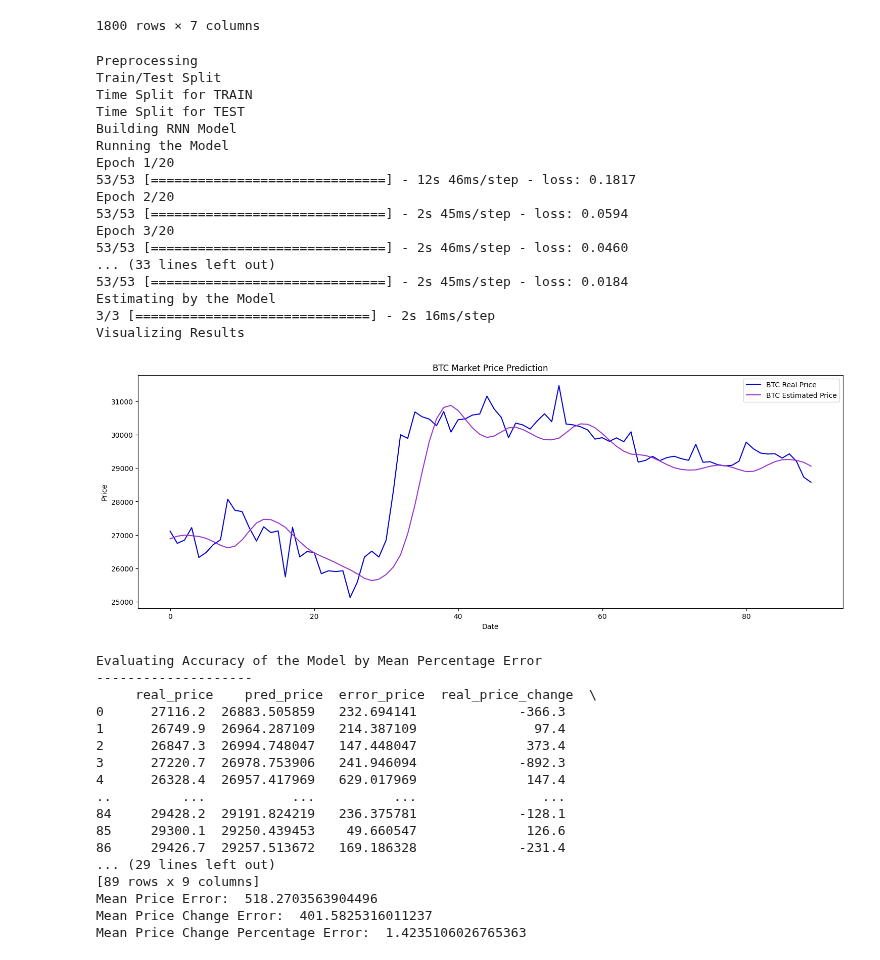
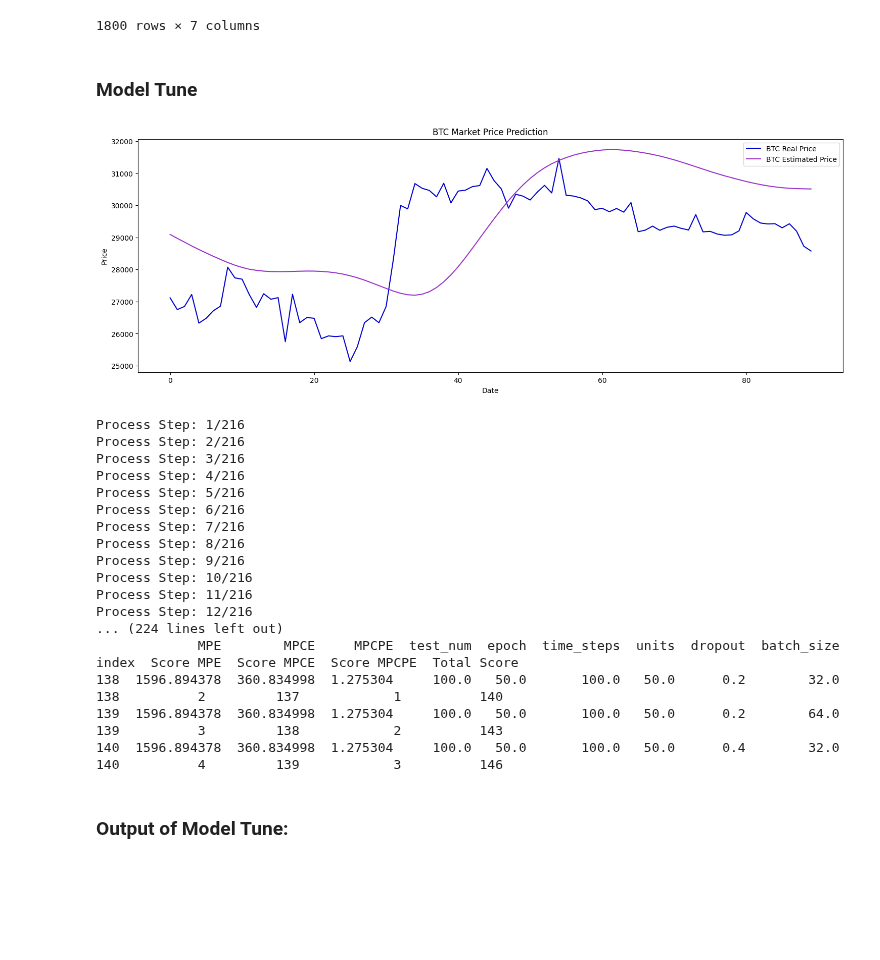
Before and after one commit to anilergan/AISMTB, a Jupyter notebook: btc_daily_chart_SM_v3.1.ipynb, the cells around one changed output. Cells and saved outputs as stored; diff of their text form; code cells hidden in the pictures; blank space fills up the shorter version.

Commit message:
v3.1: We got the model tune result! But we will go back to v2 and continue from there.

```diff
--- a/btc_daily_chart_SM_v3.1.ipynb
+++ b/btc_daily_chart_SM_v3.1.ipynb
@@ -23,54 +24,52 @@ df
 | 1798 | 2023-08-16 | 28726.3 | 29195.3 | 29251.1 | 28717.6 | 43710.0 | -1.61 |
 | 1799 | 2023-08-17 | 28576.7 | 28726.1 | 28771.8 | 28381.0 | 53520.0 | -0.52 |
 1800 rows × 7 columns
+# %% [markdown]
+### Model Tune
 # %%
 from myPriceRegressor import My_Price_Regressor
 from sklearn.preprocessing import StandardScaler
 std_scaler = StandardScaler()
 
 # df, target_col, test_num, time_steps, scaler,
 my_price_regressor_object = My_Price_Regressor (
     df = df,
     target_col = 'Close',
-    epoch = 20,
+    epoch = 1,
     test_num = 90,
     time_steps = 30,
     scaler = std_scaler,
-    product='BTC'
+    product='BTC',
+    fit_verbose = 0
 )
 # %% [output]
-Preprocessing
-Train/Test Split
-Time Split for TRAIN
-Time Split for TEST
-Building RNN Model
-Running the Model
-Epoch 1/20
-53/53 [==============================] - 12s 46ms/step - loss: 0.1817
-Epoch 2/20
-53/53 [==============================] - 2s 45ms/step - loss: 0.0594
-Epoch 3/20
-53/53 [==============================] - 2s 46ms/step - loss: 0.0460
-... (33 lines left out)
-53/53 [==============================] - 2s 45ms/step - loss: 0.0184
-Estimating by the Model
-3/3 [==============================] - 2s 16ms/step
-Visualizing Results
-[figure, old version]
+[figure, new version]
-Evaluating Accuracy of the Model by Mean Percentage Error
---------------------
-     real_price    pred_price  error_price  real_price_change  \
-0      27116.2  26883.505859   232.694141             -366.3
-1      26749.9  26964.287109   214.387109               97.4
-2      26847.3  26994.748047   147.448047              373.4
-3      27220.7  26978.753906   241.946094             -892.3
-4      26328.4  26957.417969   629.017969              147.4
-..         ...           ...          ...                ...
-84     29428.2  29191.824219   236.375781             -128.1
-85     29300.1  29250.439453    49.660547              126.6
-86     29426.7  29257.513672   169.186328             -231.4
-... (29 lines left out)
-[89 rows x 9 columns]
-Mean Price Error:  518.2703563904496
-Mean Price Change Error:  401.5825316011237
-Mean Price Change Percentage Error:  1.4235106026765363
+# %%
+my_price_regressor_object.model_tune(
+    test_num = [60,100,150],
+    epoch=[30,50],
+    time_steps = [30,60,100],
+    units = [30,50],
+    dropout= [0.2,0.4,0.6],
+    batch_size= [32,64]
+)
+# %% [output]
+Process Step: 1/216
+Process Step: 2/216
+Process Step: 3/216
+Process Step: 4/216
+Process Step: 5/216
+Process Step: 6/216
+Process Step: 7/216
+Process Step: 8/216
+Process Step: 9/216
+Process Step: 10/216
+Process Step: 11/216
+Process Step: 12/216
+... (224 lines left out)
+             MPE        MPCE     MPCPE  test_num  epoch  time_steps  units  dropout  batch_size  index  Score MPE  Score MPCE  Score MPCPE  Total Score
+138  1596.894378  360.834998  1.275304     100.0   50.0       100.0   50.0      0.2        32.0    138          2         137            1          140
+139  1596.894378  360.834998  1.275304     100.0   50.0       100.0   50.0      0.2        64.0    139          3         138            2          143
+140  1596.894378  360.834998  1.275304     100.0   50.0       100.0   50.0      0.4        32.0    140          4         139            3          146
+# %% [markdown]
+### Output of Model Tune:
```
Also changed, not shown: parts of 3 cells of this notebook, 4 other files.
